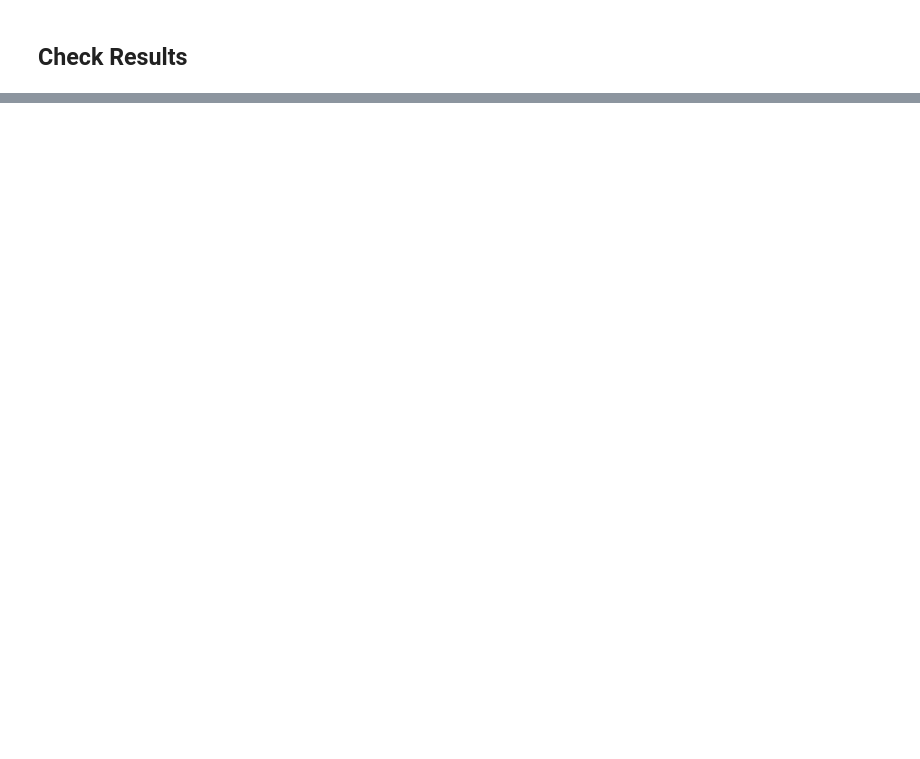
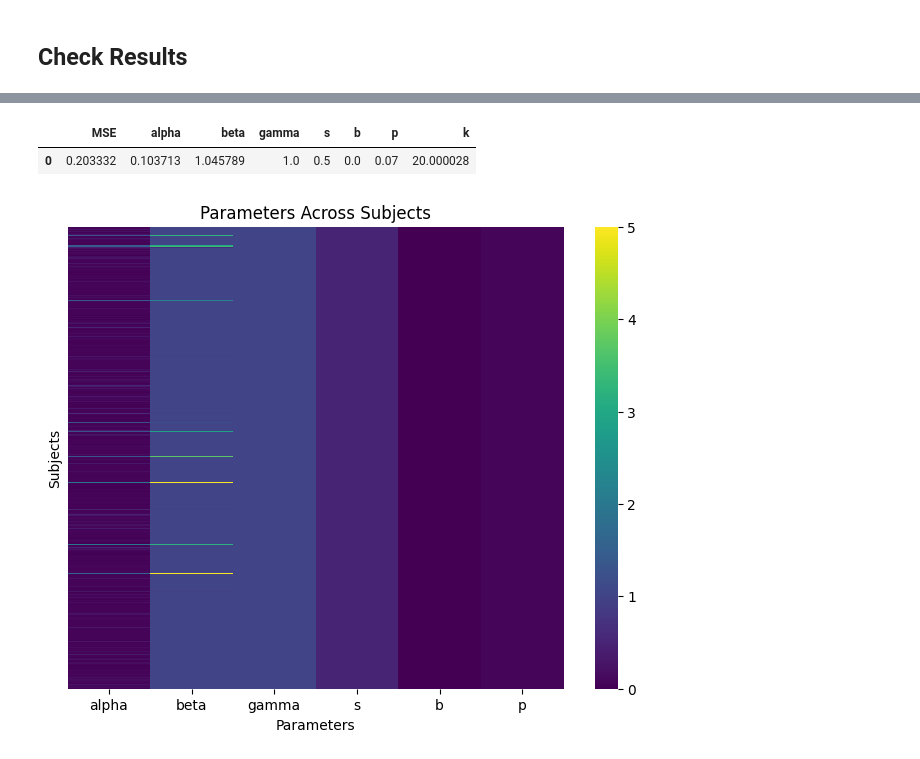
Before and after one commit to LaasyaMunjeti/EBM-Nexis, a Jupyter notebook: Running_nexis_forward.ipynb, the cells around one changed output, grey strips where cells are left out. Cells and saved outputs as stored; diff of their text form; code cells hidden in the pictures; blank space fills up the shorter version.

```diff
--- a/Running_nexis_forward.ipynb
+++ b/Running_nexis_forward.ipynb
@@ -244,0 +381,15 @@ plt.show
+# %%
+# Plot heat map of parameter values across subjects
+plt.figure(figsize=(8, 6))
+sns.heatmap(parameters_all.iloc[:,2:8], cmap='viridis', yticklabels=False)
+plt.xlabel('Parameters')
+plt.ylabel('Subjects')
+plt.title('Parameters Across Subjects')
+
+# Plot average parameter values
+column_means = parameters_all.mean(numeric_only=True).to_frame().T
+column_means
+# %% [output]
+|  | MSE | alpha | beta | gamma | s | b | p | k |
+| 0 | 0.203332 | 0.103713 | 1.045789 | 1.0 | 0.5 | 0.0 | 0.07 | 20.000028 |
+[figure, added]
```
Also changed, not shown: parts of 14 cells of this notebook, 2 other files.
